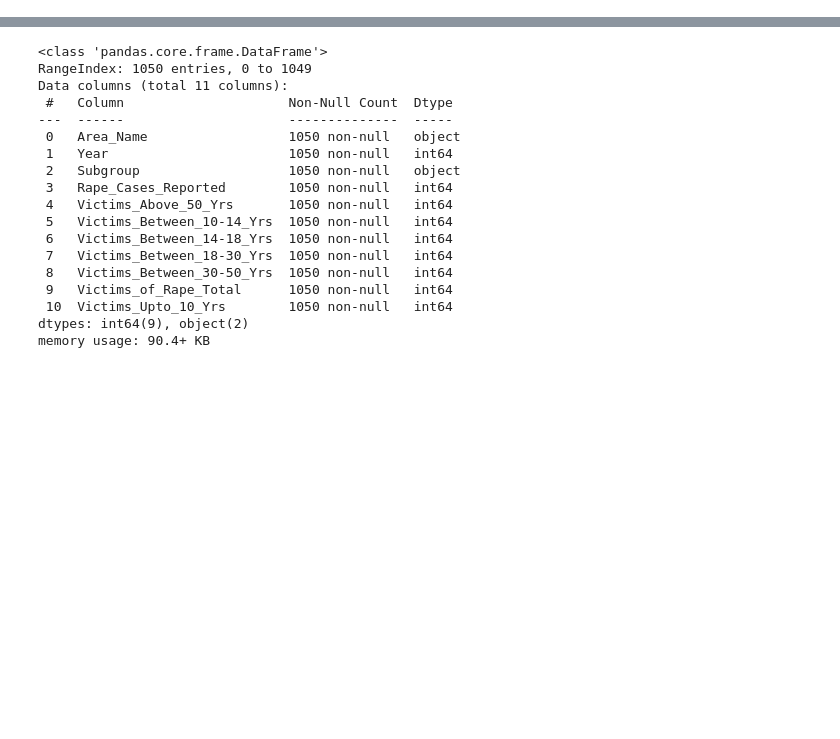
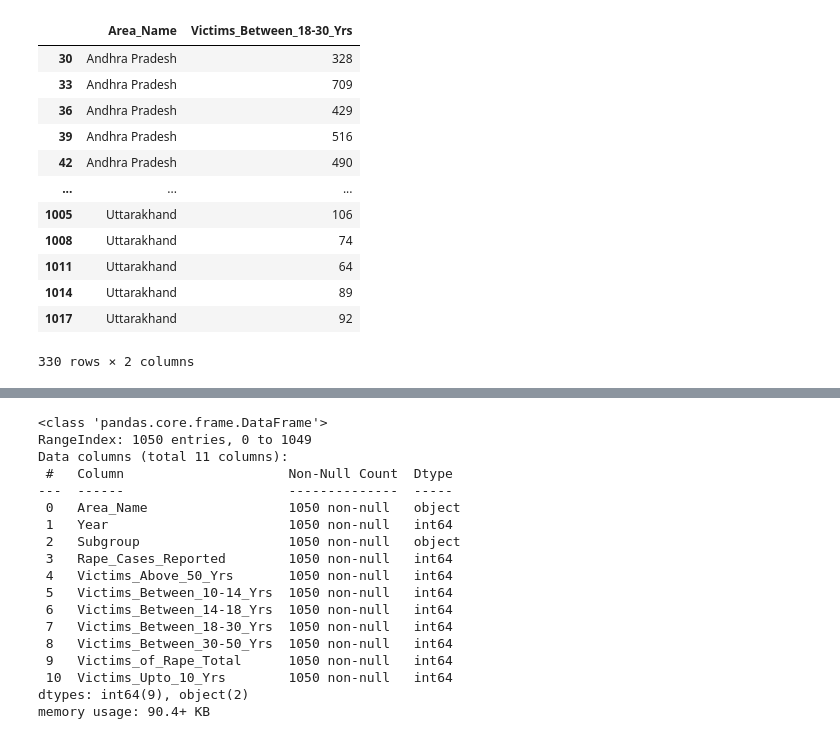
Before and after one commit to dsvikasojha/Practice-Projects-20--India-Crime, a Jupyter notebook: Practice Project 20 Rape Victim.ipynb, the cells around one changed output, grey strips where cells are left out. Cells and saved outputs as stored; diff of their text form; code cells hidden in the pictures; blank space fills up the shorter version.

```diff
--- a/Practice Project 20 Rape Victim.ipynb
+++ b/Practice Project 20 Rape Victim.ipynb
@@ -17,0 +38,16 @@ ds.head()
+# %%
+ds1[['Area_Name','Victims_Between_18-30_Yrs']][10:-10]
+# %% [output]
+|  | Area_Name | Victims_Between_18-30_Yrs |
+| 30 | Andhra Pradesh | 328 |
+| 33 | Andhra Pradesh | 709 |
+| 36 | Andhra Pradesh | 429 |
+| 39 | Andhra Pradesh | 516 |
+| 42 | Andhra Pradesh | 490 |
+| ... | ... | ... |
+| 1005 | Uttarakhand | 106 |
+| 1008 | Uttarakhand | 74 |
+| 1011 | Uttarakhand | 64 |
+| 1014 | Uttarakhand | 89 |
+| 1017 | Uttarakhand | 92 |
+330 rows × 2 columns
```
Also changed, not shown: parts of 9 cells of this notebook.
